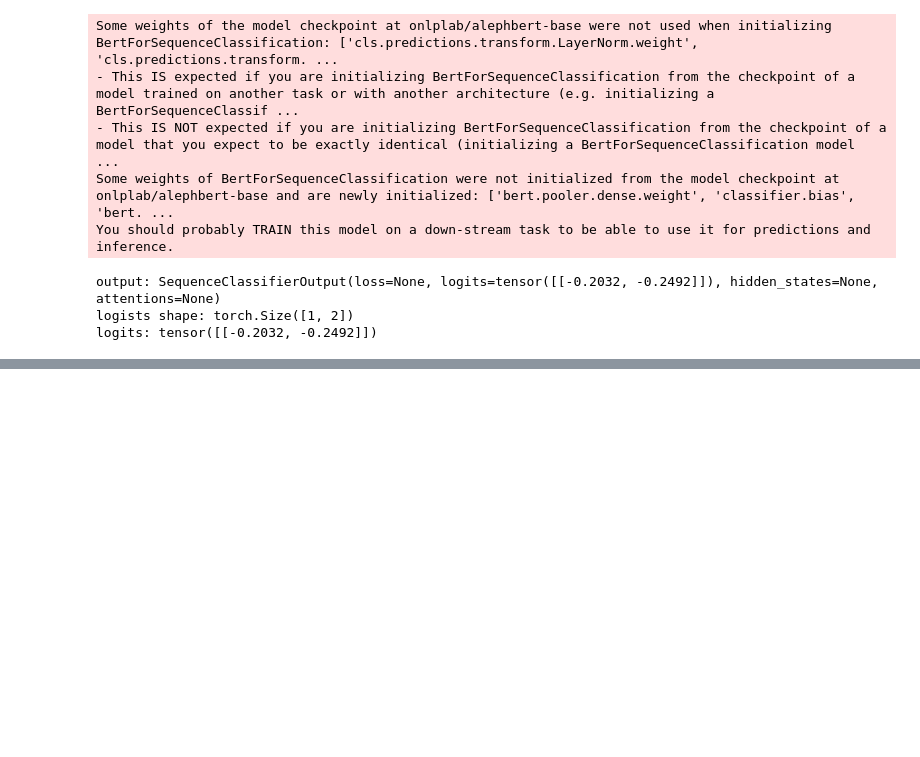
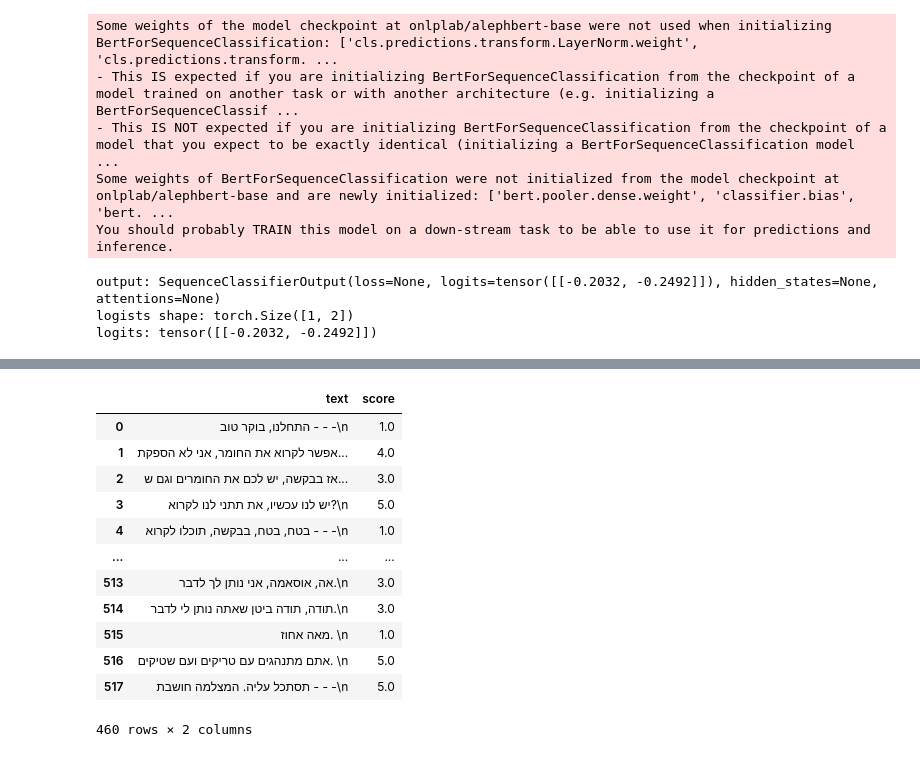
Before and after one commit to itaitzruia4/NLPSD, a Jupyter notebook: main.ipynb, the cells around one changed output, grey strips where cells are left out. Cells and saved outputs as stored; diff of their text form; code cells hidden in the pictures; blank space fills up the shorter version.

Commit message:
Added agg score dataset

```diff
--- a/main.ipynb
+++ b/main.ipynb
@@ -438,0 +436,18 @@ Negative
+# %%
+from sklearn.model_selection import train_test_split
+agg_scores_df = pd.read_csv('agg_score.csv')
+agg_scores_df.dropna(inplace=True)
+# %% [output]
+|  | text | score |
+| 0 | התחלנו, בוקר טוב - - -\n | 1.0 |
+| 1 | אפשר לקרוא את החומר, אני לא הספקת... | 4.0 |
+| 2 | אז בבקשה, יש לכם את החומרים וגם ש... | 3.0 |
+| 3 | יש לנו עכשיו, את תתני לנו לקרוא?\n | 5.0 |
+| 4 | בטח, בטח, בבקשה, תוכלו לקרוא - - -\n | 1.0 |
+| ... | ... | ... |
+| 513 | אה, אוסאמה, אני נותן לך לדבר.\n | 3.0 |
+| 514 | תודה, תודה ביטן שאתה נותן לי לדבר.\n | 3.0 |
+| 515 | מאה אחוז. \n | 1.0 |
+| 516 | אתם מתנהגים עם טריקים ועם שטיקים. \n | 5.0 |
+| 517 | תסתכל עליה. המצלמה חושבת - - -\n | 5.0 |
+460 rows × 2 columns
```
Also changed, not shown: parts of 11 cells of this notebook, 2 other files.
